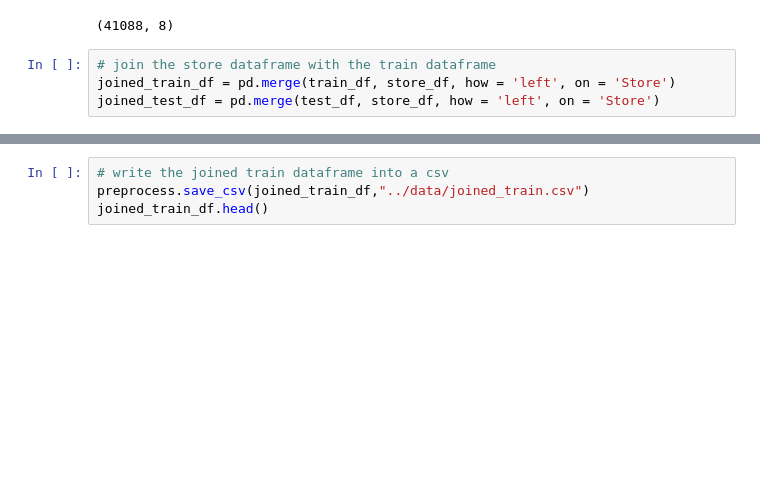
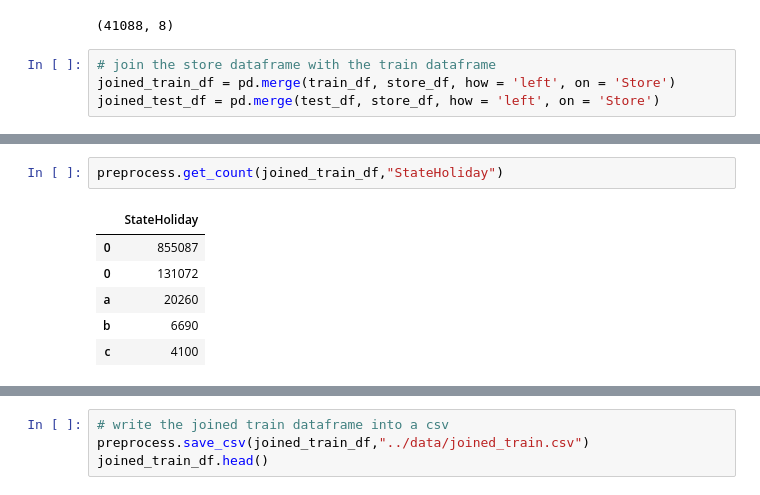
Before and after one commit to YohansSamuel/pharmaceutical_sales_prediction, a Jupyter notebook: notebooks/EDA.ipynb, the cells around one changed output, grey strips where cells are left out. Drawn from its saved outputs; the diff is of its cells as text; blank space fills up the shorter version.

```diff
--- a/notebooks/EDA.ipynb
+++ b/notebooks/EDA.ipynb
@@ -143,0 +197,9 @@ joined_test_df = pd.merge(test_df, store_df, how = 'left', on = 'Store')
+# %%
+preprocess.get_count(joined_train_df,"StateHoliday")
+# %% [output]
+|  | StateHoliday |
+| 0 | 855087 |
+| 0 | 131072 |
+| a | 20260 |
+| b | 6690 |
+| c | 4100 |
```
Also changed, not shown: parts of 16 cells of this notebook, 1 other file.
